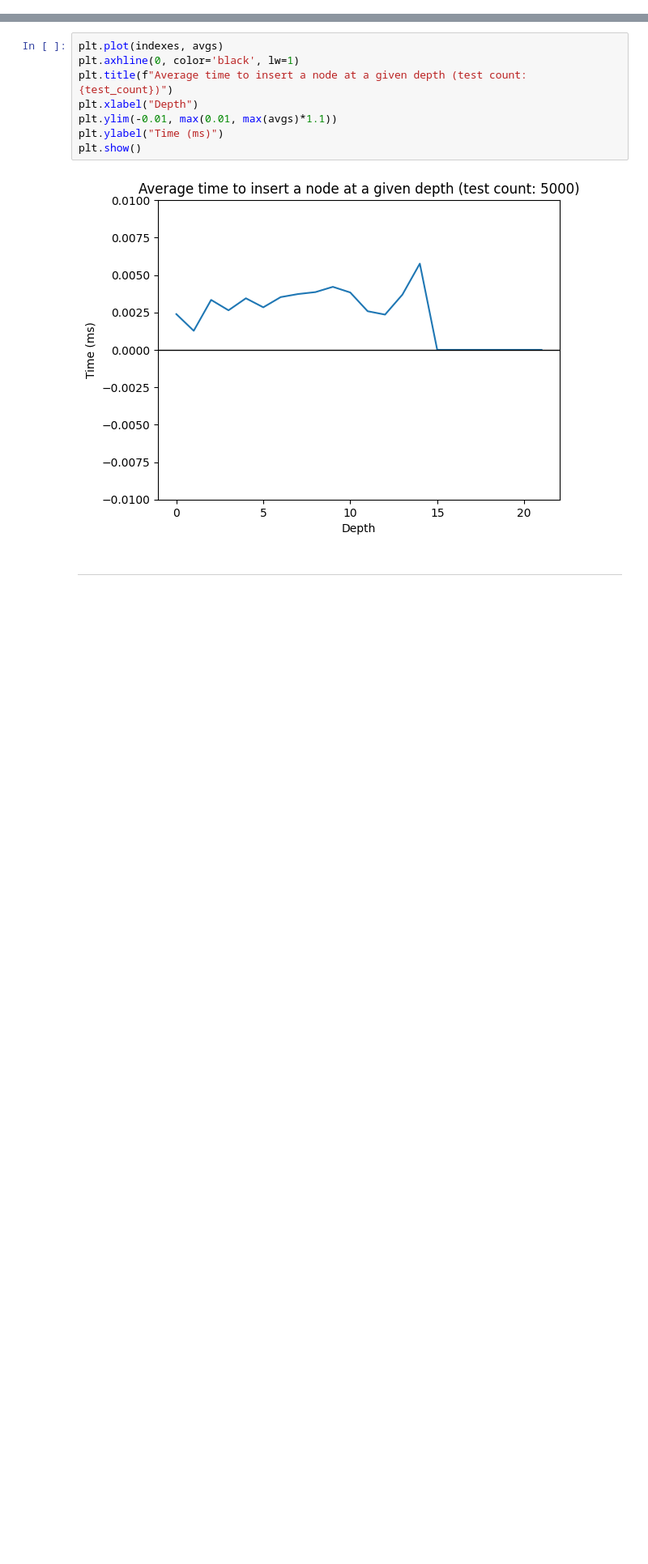
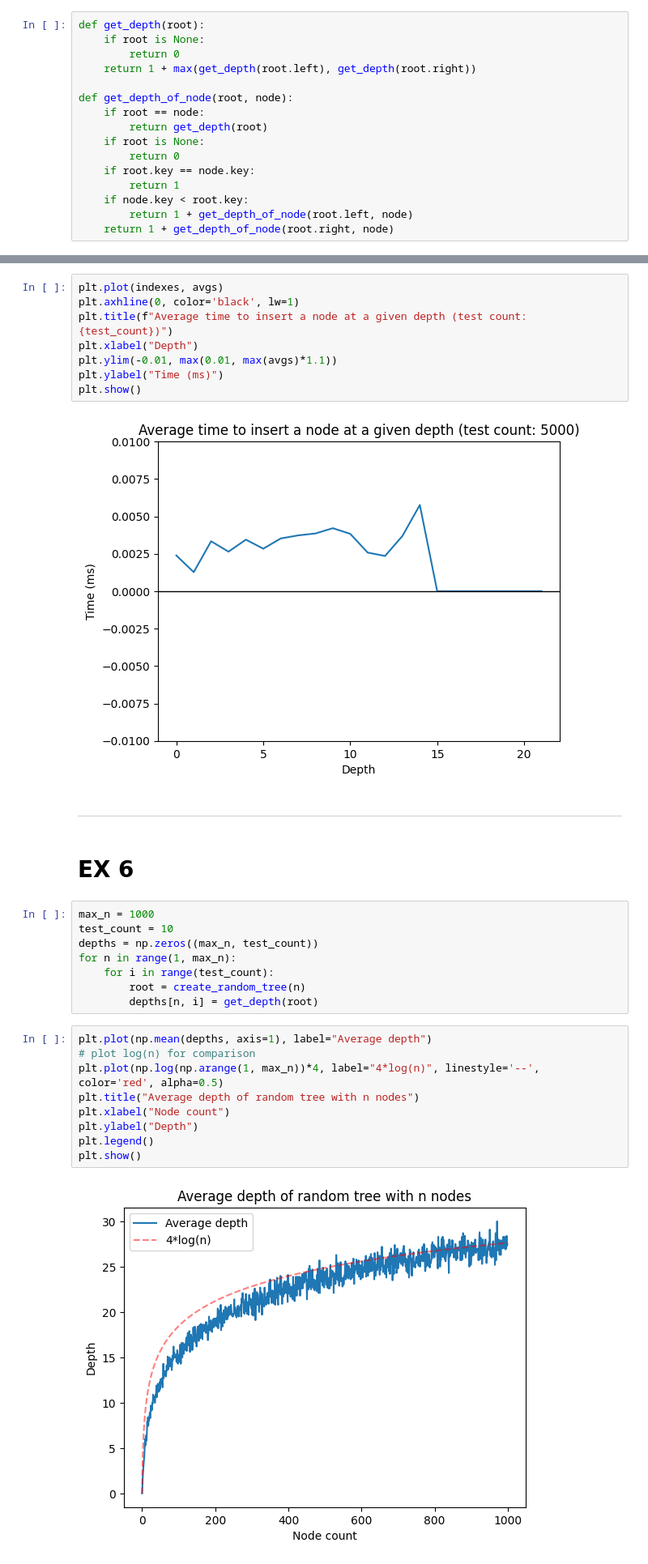
Before and after one commit to xxBWxx/complex-project, a Jupyter notebook: treetest.ipynb, the cells around one changed output, grey strips where cells are left out. Shown: that part at 81% size. Saved outputs shown, nothing was run; the diff lists cells and outputs as text; blank space fills up the shorter version.

Commit message:
created CartesianTree.py and CartesianTree.ipynb

```diff
--- a/treetest.ipynb
+++ b/treetest.ipynb
@@ -608,3 +612,19 @@ print(convert_to_printable(H_removed))
                                           (I, 10)
 # %% [markdown]
 ---
+# %%
+def get_depth(root):
+    if root is None:
+        return 0
+    return 1 + max(get_depth(root.left), get_depth(root.right))
+
+def get_depth_of_node(root, node):
+    if root == node:
+        return get_depth(root)
+    if root is None:
+        return 0
+    if root.key == node.key:
+        return 1
+    if node.key < root.key:
+        return 1 + get_depth_of_node(root.left, node)
+    return 1 + get_depth_of_node(root.right, node)
@@ -773,3 +781,24 @@ plt.show()
 [figure]
 # %% [markdown]
 ---
+# %% [markdown]
+# EX 6
+# %%
+max_n = 1000
+test_count = 10
+depths = np.zeros((max_n, test_count))
+for n in range(1, max_n):
+    for i in range(test_count):
+        root = create_random_tree(n)
+        depths[n, i] = get_depth(root)
+# %%
+plt.plot(np.mean(depths, axis=1), label="Average depth")
+# plot log(n) for comparison
+plt.plot(np.log(np.arange(1, max_n))*4, label="4*log(n)", linestyle='--', color='red', alpha=0.5)
+plt.title("Average depth of random tree with n nodes")
+plt.xlabel("Node count")
+plt.ylabel("Depth")
+plt.legend()
+plt.show()
+# %% [output]
+[figure, added]
```
Also changed, not shown: parts of 12 cells of this notebook, 2 other files.
